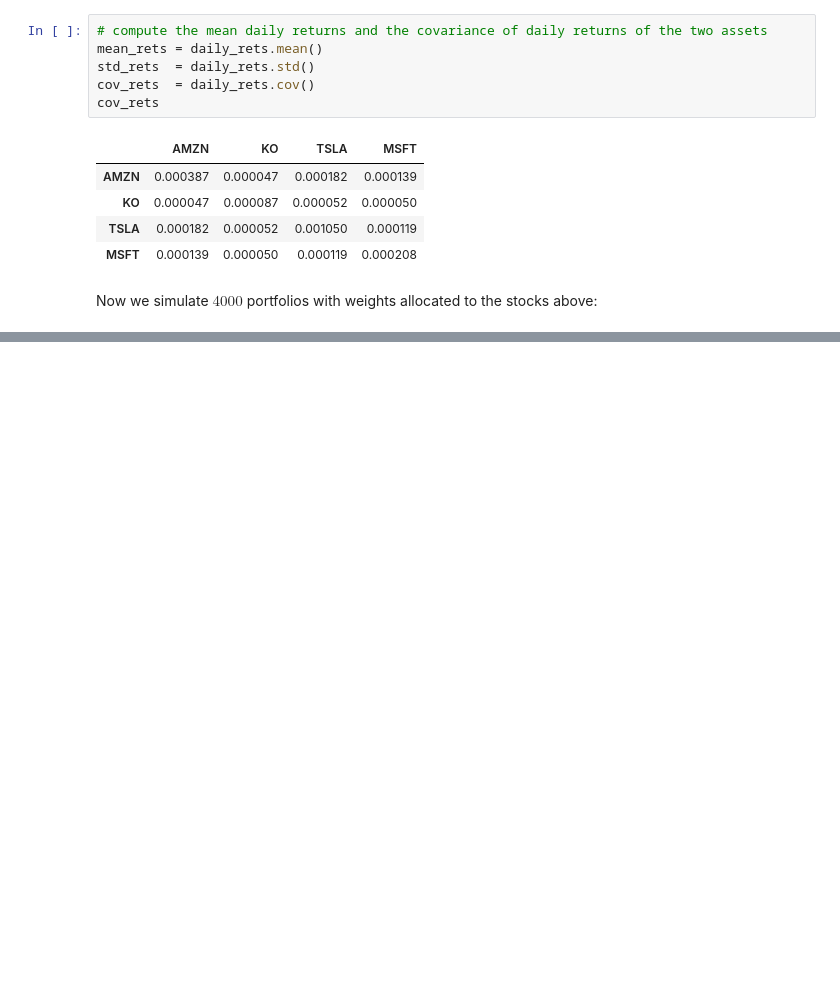
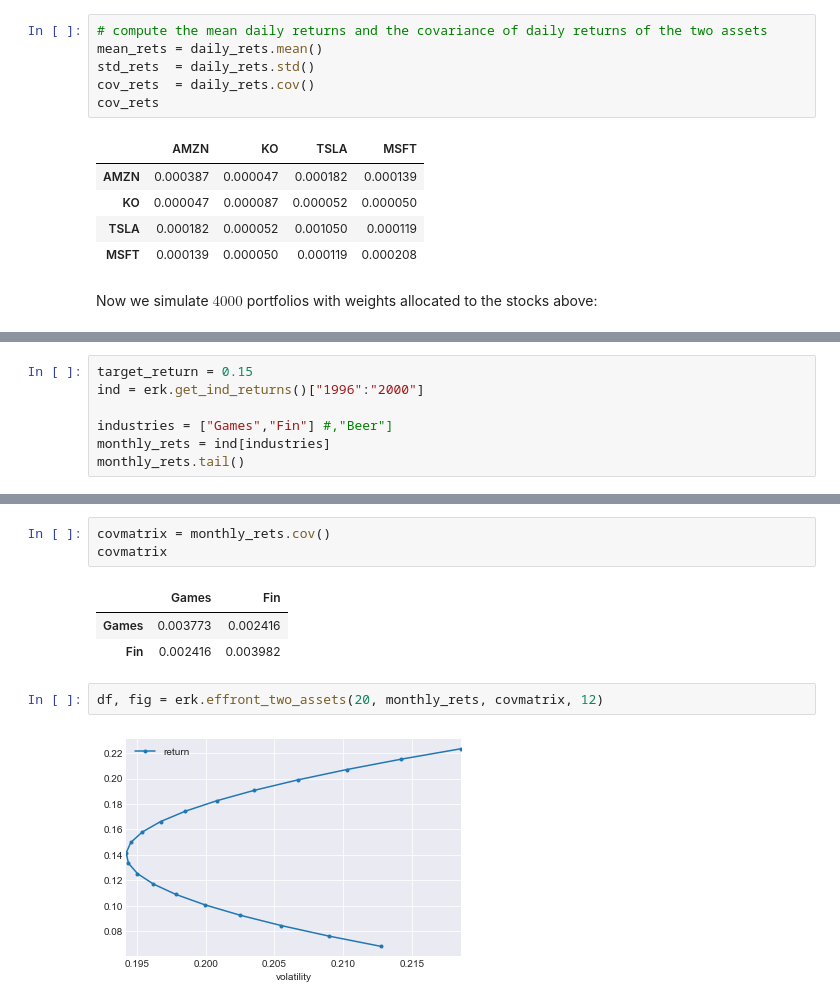
Before and after one commit to z4ir3/finance-courses, a Jupyter notebook: week-2.ipynb, the cells around one changed output, grey strips where cells are left out. Saved outputs shown, nothing was run; the diff lists cells and outputs as text; blank space fills up the shorter version.

```diff
--- a/week-2.ipynb
+++ b/week-2.ipynb
@@ -314,0 +375,7 @@ low_vol_portfolio[0]
+# %%
+target_return = 0.15
+ind = erk.get_ind_returns()["1996":"2000"]
+
+industries = ["Games","Fin"] #,"Beer"]
+monthly_rets = ind[industries]
+monthly_rets.tail()
@@ -314,0 +389,11 @@ low_vol_portfolio[0]
+# %%
+covmatrix = monthly_rets.cov()
+covmatrix
+# %% [output]
+|  | Games | Fin |
+| Games | 0.003773 | 0.002416 |
+| Fin | 0.002416 | 0.003982 |
+# %%
+df, fig = erk.effront_two_assets(20, monthly_rets, covmatrix, 12)
+# %% [output]
+[figure, added]
```
Also changed, not shown: parts of 34 cells of this notebook.
